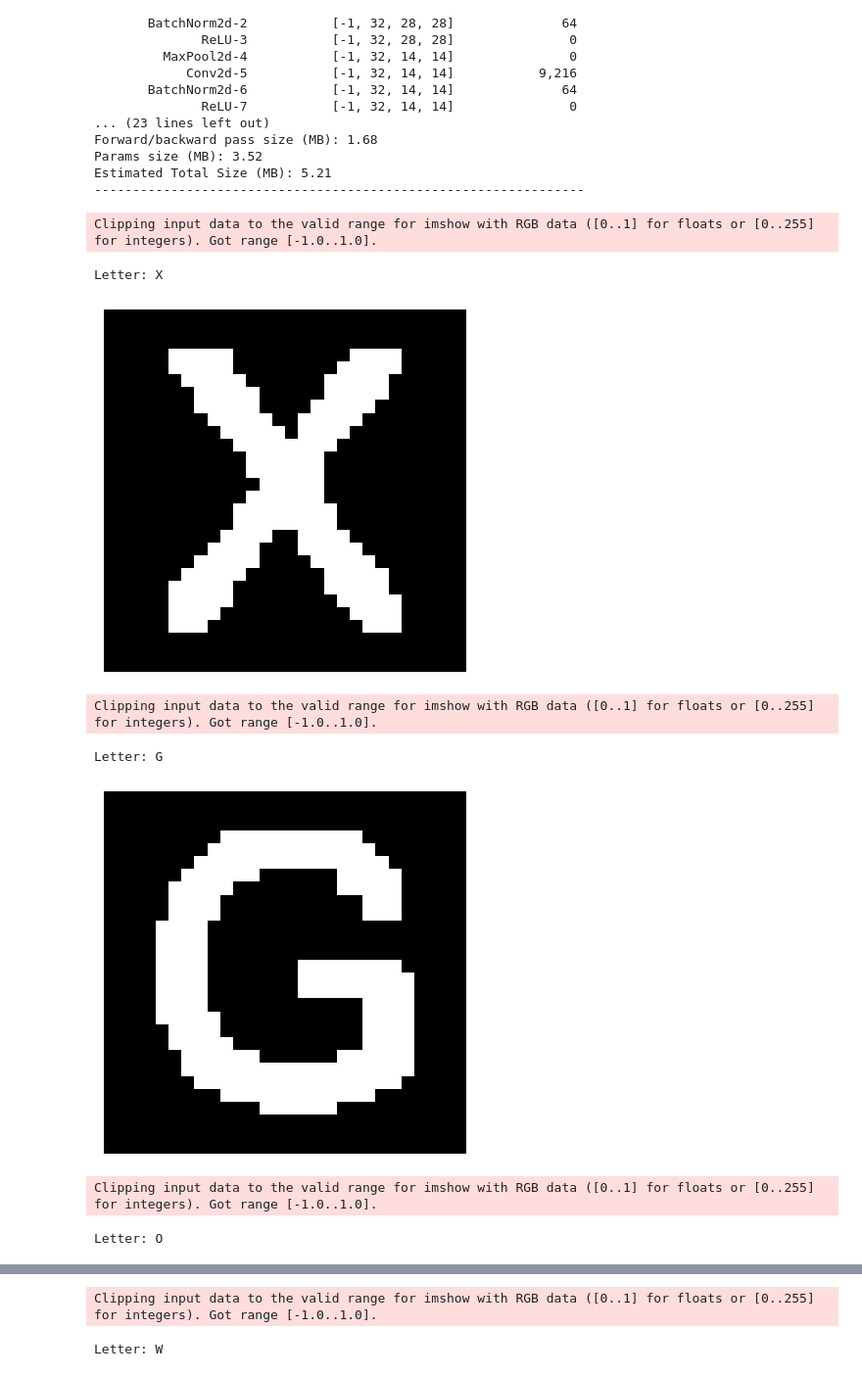
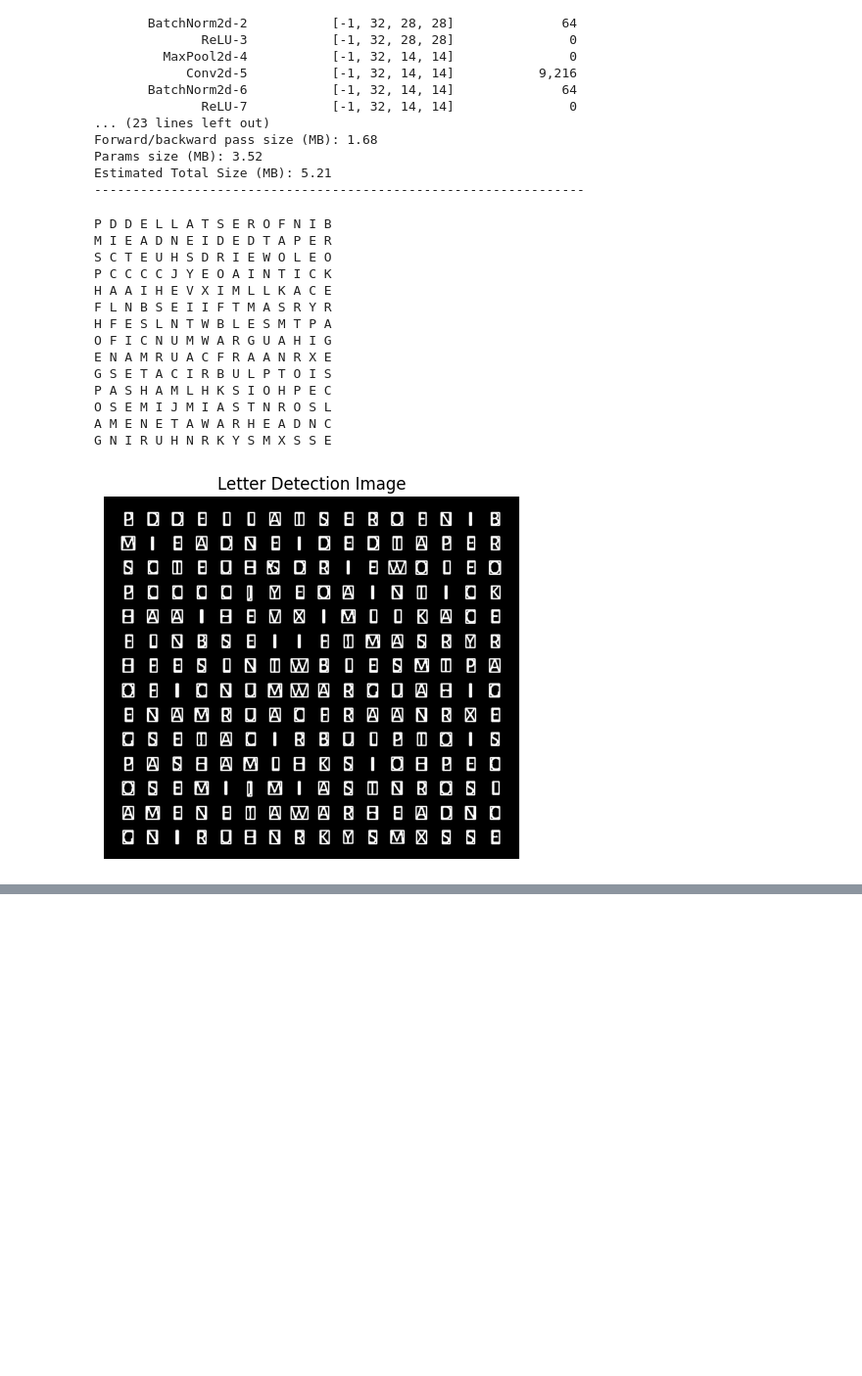
Before and after one commit to nkminion/WordSearchCNN, a Jupyter notebook: WordSearch.ipynb, the cells around one changed output, grey strips where cells are left out. Shown at 98% size. Cells and saved outputs as stored; diff of their text form; code cells hidden in the pictures; blank space fills up the shorter version.

Commit message:
Fixed errors, tested on 6 puzzles

```diff
--- a/WordSearch.ipynb
+++ b/WordSearch.ipynb
@@ -240,51 +238,57 @@ Estimated Total Size (MB): 5.21
 # %%
 #Pass through model
 
-crossword = list()
+Puzzle = []
 inc = 0
 LetterWidth = None
 
-for idx,RowCoords in enumerate(letter_grid_coordinates):
+for RowCoords in PuzzleCoords:
 	Row = []
-	for jdx,box in enumerate(RowCoords):
+	for box in RowCoords:
 		x,y,w,h = box
 		cv2.rectangle(BoxImg,(x,y),(x+w,y+h),(255,0,0),2)
 		if not LetterWidth:
 			LetterWidth = w
 
-		CellImage = InputImgFinal[y:y+h , x:x+w]
+		CellImage = InputImgMorph[y:y+h , x:x+w]
 		CellImage = Image.fromarray(CellImage)
 		CellImage.thumbnail((24,24), Image.Resampling.LANCZOS)
 
-		pillow_image = Image.new("L", (28, 28), 0)
-		pillow_image.paste(CellImage, ((28 - CellImage.size[0]) // 2, (28 - CellImage.size[1]) // 2))
+		PillowFrame = Image.new("L", (28, 28), 0)
+		PillowFrame.paste(CellImage, ((28 - CellImage.size[0]) // 2, (28 - CellImage.size[1]) // 2))
 
-		CellImage = Transform(pillow_image)
+		CellImage = Transform(PillowFrame)
 		CellImage = CellImage.unsqueeze(0)
 		CellImage = CellImage.to(device)
 		with torch.no_grad():
 			output = model(CellImage)
 			_,prediction = torch.max(output,dim=1)
 			Num = prediction.item()
 			Row.append(chr(ord('A')+Num))
-			print(f"Letter: {chr(ord('A')+Num)}")
-			TestImg = cv2.cvtColor(CellImage.cpu().numpy().squeeze(), cv2.COLOR_BGR2RGB)
-			plt.imshow(TestImg)
-			plt.axis('off')
-			plt.show()
 
-	crossword.append(Row)
+	Puzzle.append(Row)
+
+for i in Puzzle:
+	print(' '.join(i))
 
 TestImg = cv2.cvtColor(BoxImg, cv2.COLOR_BGR2RGB)
 plt.imshow(TestImg)
+plt.title("Letter Detection Image")
 plt.axis('off')
 plt.show()
 # %% [output]
-Clipping input data to the valid range for imshow with RGB data ([0..1] for floats or [0..255] for integers). Got range [-1.0..1.0].
+P D D E L L A T S E R O F N I B
+M I E A D N E I D E D T A P E R
+S C T E U H S D R I E W O L E O
+P C C C C J Y E O A I N T I C K
+H A A I H E V X I M L L K A C E
+F L N B S E I I F T M A S R Y R
+H F E S L N T W B L E S M T P A
+O F I C N U M W A R G U A H I G
+E N A M R U A C F R A A N R X E
+G S E T A C I R B U L P T O I S
+P A S H A M L H K S I O H P E C
+O S E M I J M I A S T N R O S L
+A M E N E T A W A R H E A D N C
+G N I R U H N R K Y S M X S S E
-Letter: X
-[figure, old version]
+[figure, new version]
-Clipping input data to the valid range for imshow with RGB data ([0..1] for floats or [0..255] for integers). Got range [-1.0..1.0].
-Letter: G
-[figure, removed]
-Clipping input data to the valid range for imshow with RGB data ([0..1] for floats or [0..255] for integers). Got range [-1.0..1.0].
-Letter: O
@@ -292,2 +294,0 @@ Letter: O
-Clipping input data to the valid range for imshow with RGB data ([0..1] for floats or [0..255] for integers). Got range [-1.0..1.0].
-Letter: W
```
Also changed, not shown: parts of 8 cells of this notebook, 10 other files.
